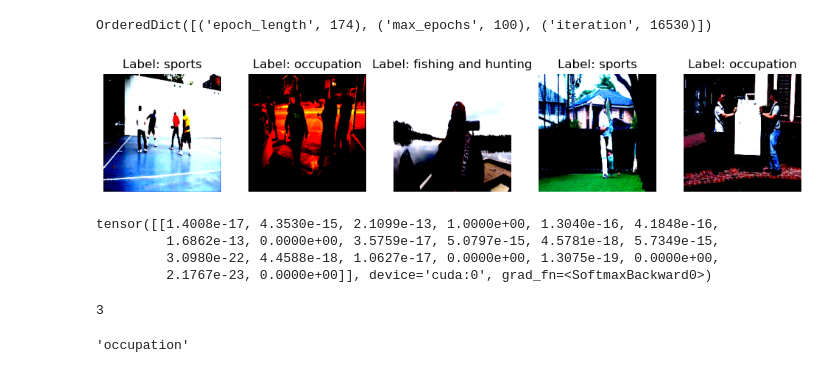
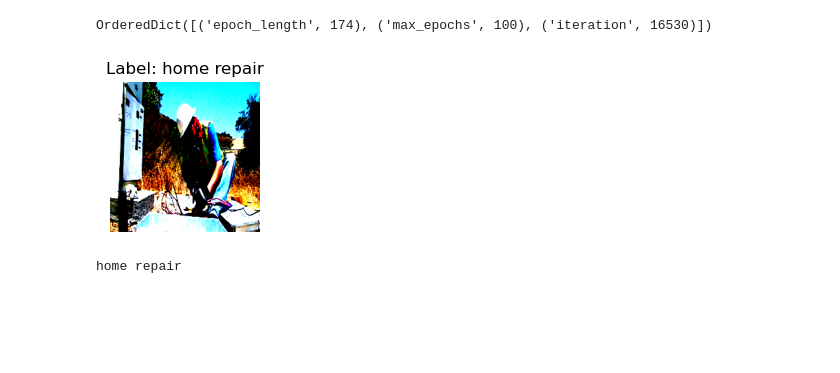
Before and after one commit to bottic/CV_project_yandex, a Jupyter notebook: VladSpace/project.ipynb, the cells around one changed output. Drawn from its saved outputs; the diff is of its cells as text; code cells hidden in the pictures; blank space fills up the shorter version.

Commit message:
upd model work vis

```diff
--- a/VladSpace/project.ipynb
+++ b/VladSpace/project.ipynb
@@ -455,28 +455,15 @@ checkpoint['trainer']
 # %% [output]
 OrderedDict([('epoch_length', 174), ('max_epochs', 100), ('iteration', 16530)])
 # %%
-# Получить батч данных
 dataiter = iter(train_loader)
 images, labels = next(dataiter)
 
-# Вывести первые 5 изображений в одну строку
-show_images_row(images[:5], [label.item() for label in labels[:5]], size=(2, 2))
+show_images_row([images[0]], [label.item() for label in labels[:5]], size=(2, 2))
+
+probabilities = torch.softmax(model(images[0].unsqueeze(0).to(device)), dim=1)
+predicted_class = torch.argmax(probabilities, dim=1).item()
+
+print(id_to_category[predicted_class])
 # %% [output]
-[figure, old version]
+[figure, new version]
+home repair
-# %%
-probabilities = torch.softmax(model(images[4].unsqueeze(0).to(device)), dim=1)
-probabilities
-# %% [output]
-tensor([[1.4008e-17, 4.3530e-15, 2.1099e-13, 1.0000e+00, 1.3040e-16, 4.1848e-16,
-         1.6862e-13, 0.0000e+00, 3.5759e-17, 5.0797e-15, 4.5781e-18, 5.7349e-15,
-         3.0980e-22, 4.4588e-18, 1.0627e-17, 0.0000e+00, 1.3075e-19, 0.0000e+00,
-         2.1767e-23, 0.0000e+00]], device='cuda:0', grad_fn=<SoftmaxBackward0>)
-# %%
-predicted_class = torch.argmax(probabilities, dim=1).item()
-predicted_class
-# %% [output]
-3
-# %%
-id_to_category[predicted_class]
-# %% [output]
-'occupation'
```
Also changed, not shown: 1 other file.
